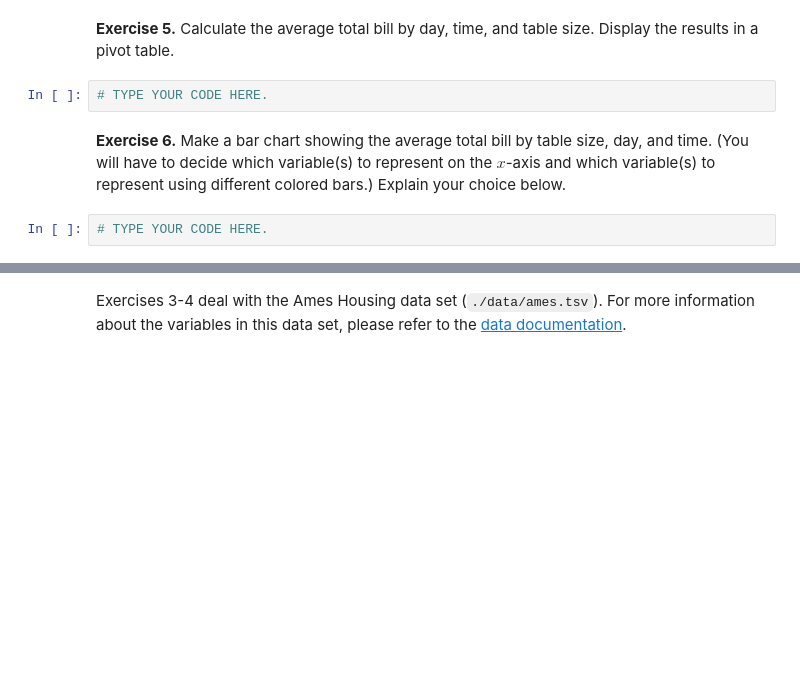
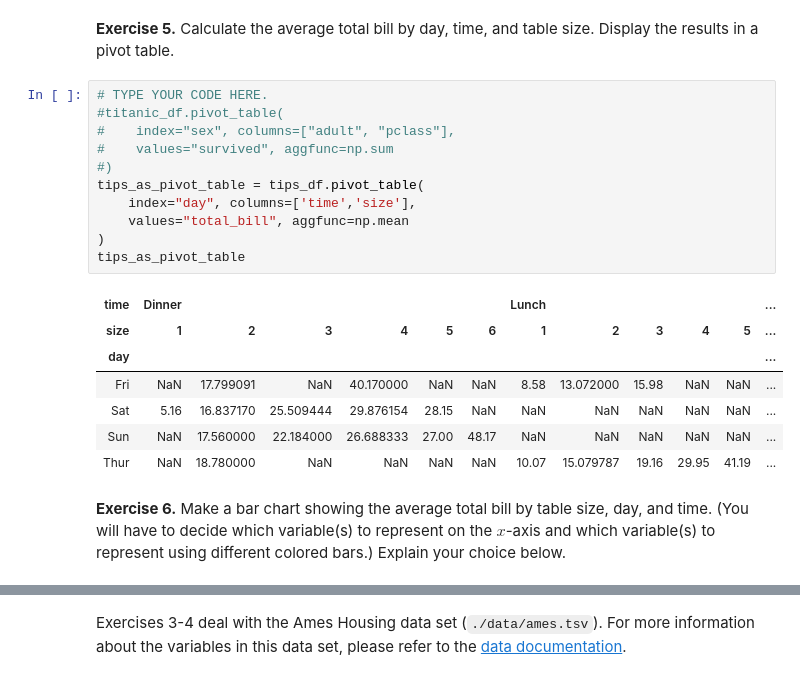
Before and after one commit to thegerrit/data_science, a Jupyter notebook: labs/Lab06-GroupByPivotTables.ipynb, the cells around one changed output, grey strips where cells are left out. Cells and saved outputs as stored; diff of their text form; blank space fills up the shorter version.

```diff
--- a/labs/Lab06-GroupByPivotTables.ipynb
+++ b/labs/Lab06-GroupByPivotTables.ipynb
@@ -184,8 +332,23 @@ tips_df.head()
 # %% [markdown]
 **Exercise 5.** Calculate the average total bill by day, time, and table size. Display the results in a pivot table.
-# %%
-# TYPE YOUR CODE HERE.
+# %%
+# TYPE YOUR CODE HERE.
+#titanic_df.pivot_table(
+#    index="sex", columns=["adult", "pclass"],
+#    values="survived", aggfunc=np.sum
+#)
+tips_as_pivot_table = tips_df.pivot_table(
+    index="day", columns=['time','size'],
+    values="total_bill", aggfunc=np.mean
+)
+tips_as_pivot_table
+# %% [output]
+| time | Dinner |  |  |  |  |  | Lunch |  |  |  |  | ... |
+| size | 1 | 2 | 3 | 4 | 5 | 6 | 1 | 2 | 3 | 4 | 5 | ... |
+| day |  |  |  |  |  |  |  |  |  |  |  | ... |
+| Fri | NaN | 17.799091 | NaN | 40.170000 | NaN | NaN | 8.58 | 13.072000 | 15.98 | NaN | NaN | ... |
+| Sat | 5.16 | 16.837170 | 25.509444 | 29.876154 | 28.15 | NaN | NaN | NaN | NaN | NaN | NaN | ... |
+| Sun | NaN | 17.560000 | 22.184000 | 26.688333 | 27.00 | 48.17 | NaN | NaN | NaN | NaN | NaN | ... |
+| Thur | NaN | 18.780000 | NaN | NaN | NaN | NaN | 10.07 | 15.079787 | 19.16 | 29.95 | 41.19 | ... |
 # %% [markdown]
 **Exercise 6.** Make a bar chart showing the average total bill by table size, day, and time. (You will have to decide which variable(s) to represent on the $x$-axis and which variable(s) to represent using different colored bars.)  Explain your choice below.
-# %%
-# TYPE YOUR CODE HERE.
```
Also changed, not shown: parts of 39 cells of this notebook, 2 other files.
